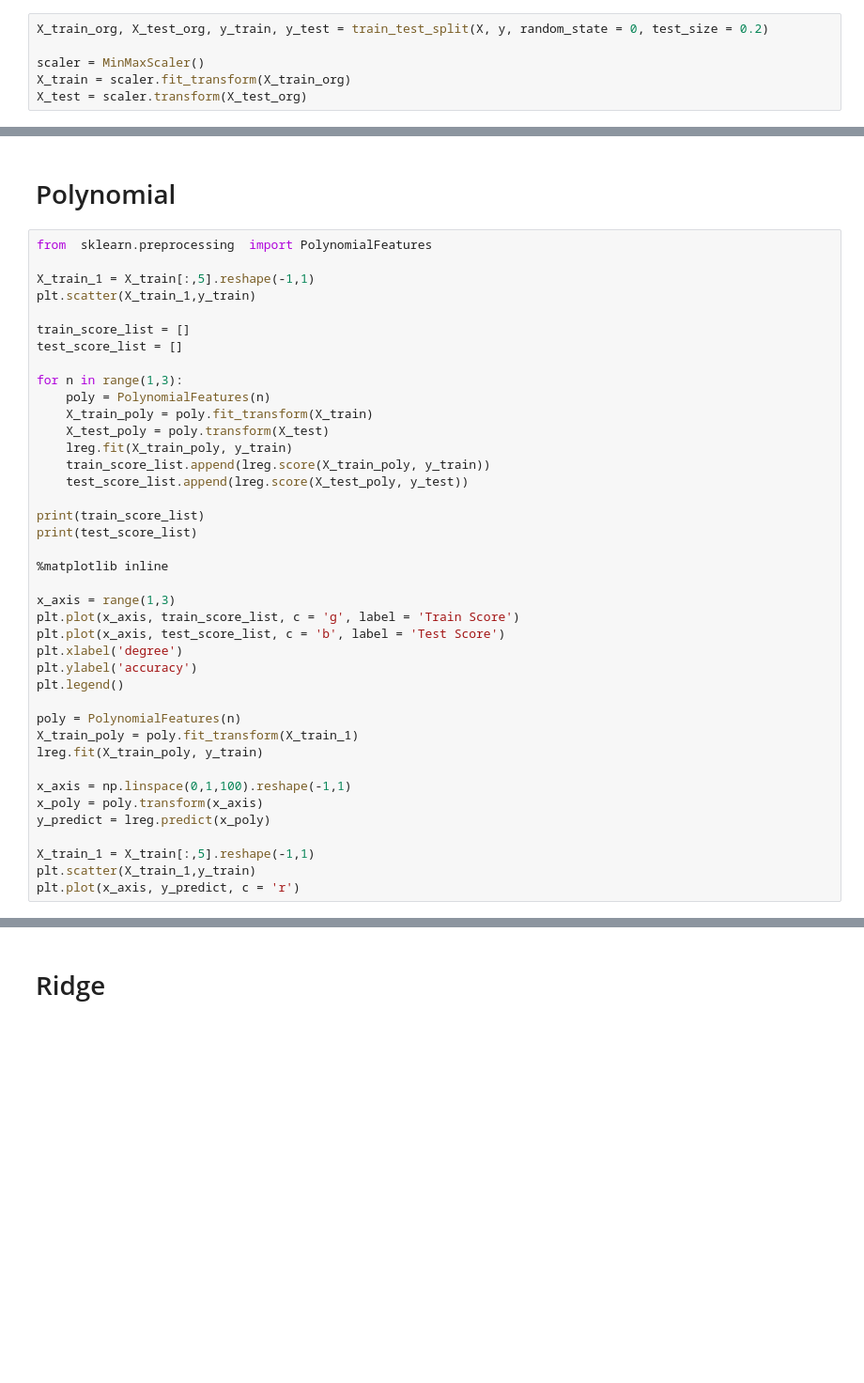
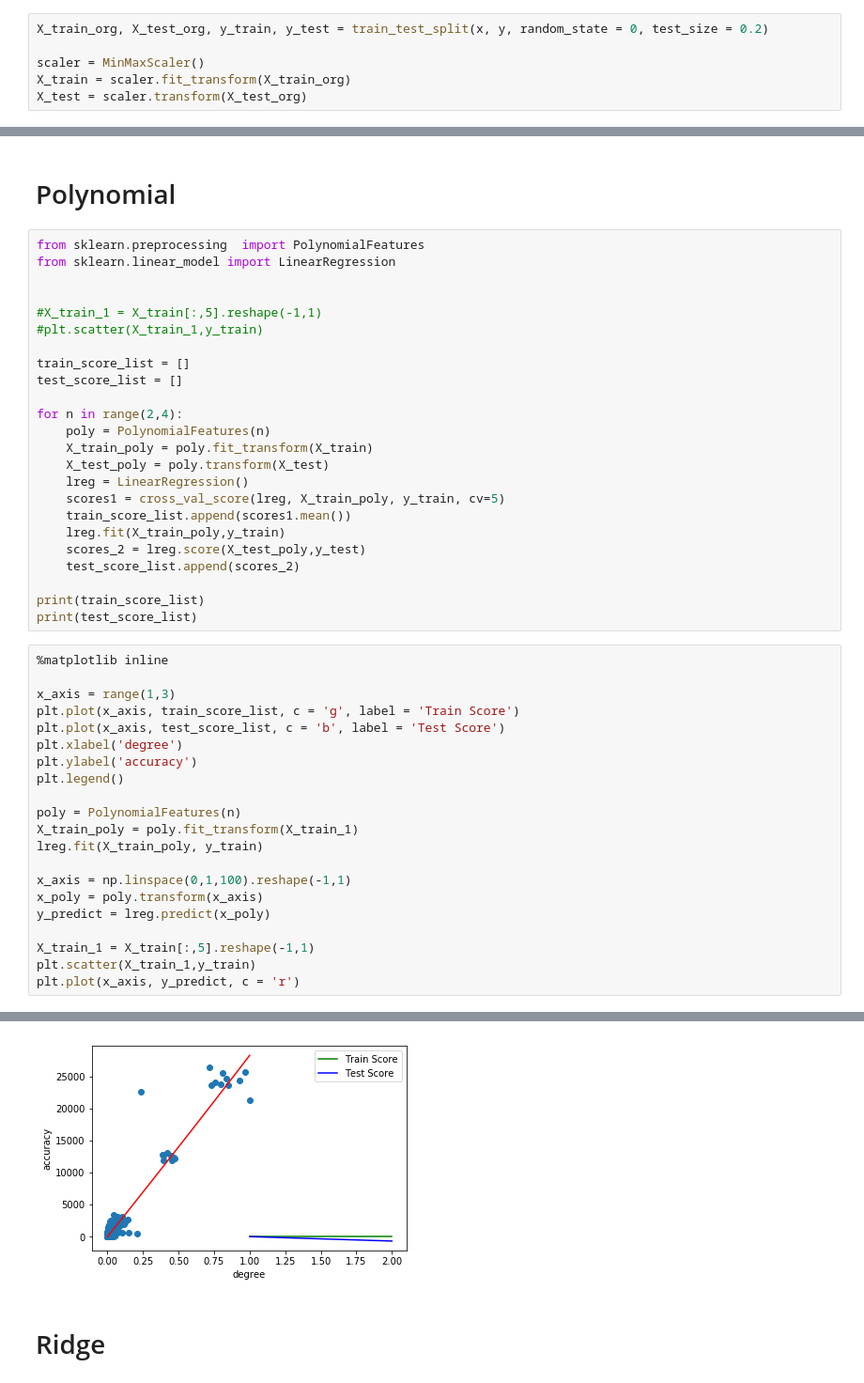
Before and after one commit to shubhamshrotri/machine-learning-project, a Jupyter notebook: Project_2_Group_XX(2).ipynb, the cells around one changed output, grey strips where cells are left out. Shown at 94% size. Cells and saved outputs as stored; diff of their text form; blank space fills up the shorter version.

```diff
--- a/Project_2_Group_XX(2).ipynb
+++ b/Project_2_Group_XX(2).ipynb
@@ -120,7 +70,7 @@ y = data['Target']
 from sklearn.preprocessing import MinMaxScaler
 from sklearn.model_selection import train_test_split
 # %%
-X_train_org, X_test_org, y_train, y_test = train_test_split(X, y, random_state = 0, test_size = 0.2)
+X_train_org, X_test_org, y_train, y_test = train_test_split(x, y, random_state = 0, test_size = 0.2)
 
 scaler = MinMaxScaler()
 X_train = scaler.fit_transform(X_train_org)
@@ -194,25 +135,30 @@ print(sgd_reg.score(X_test, y_test))
 # %% [markdown]
 # Polynomial
+# %%
+from sklearn.preprocessing  import PolynomialFeatures
+from sklearn.linear_model import LinearRegression
+
+
+#X_train_1 = X_train[:,5].reshape(-1,1)
+#plt.scatter(X_train_1,y_train)
+
+train_score_list = []
+test_score_list = []
+
+for n in range(2,4):
+    poly = PolynomialFeatures(n)
+    X_train_poly = poly.fit_transform(X_train)
+    X_test_poly = poly.transform(X_test)
+    lreg = LinearRegression()
+    scores1 = cross_val_score(lreg, X_train_poly, y_train, cv=5)
+    train_score_list.append(scores1.mean())
+    lreg.fit(X_train_poly,y_train)
+    scores_2 = lreg.score(X_test_poly,y_test)
+    test_score_list.append(scores_2)
+
+print(train_score_list)
+print(test_score_list)
 # %%
-from  sklearn.preprocessing  import PolynomialFeatures
-
-X_train_1 = X_train[:,5].reshape(-1,1)
-plt.scatter(X_train_1,y_train)
-
-train_score_list = []
-test_score_list = []
-
-for n in range(1,3):
-    poly = PolynomialFeatures(n)
-    X_train_poly = poly.fit_transform(X_train)
-    X_test_poly = poly.transform(X_test)
-    lreg.fit(X_train_poly, y_train)
-    train_score_list.append(lreg.score(X_train_poly, y_train))
-    test_score_list.append(lreg.score(X_test_poly, y_test))
-
-print(train_score_list)
-print(test_score_list)
-
 %matplotlib inline
 
 x_axis = range(1,3)
@@ -233,3 +179,4 @@ y_predict = lreg.predict(x_poly)
 X_train_1 = X_train[:,5].reshape(-1,1)
 plt.scatter(X_train_1,y_train)
 plt.plot(x_axis, y_predict, c = 'r')
+# %% [output]
@@ -236,2 +186,3 @@ plt.plot(x_axis, y_predict, c = 'r')
+[figure, added]
 # %% [markdown]
 # Ridge
```
Also changed, not shown: parts of 59 cells of this notebook.
